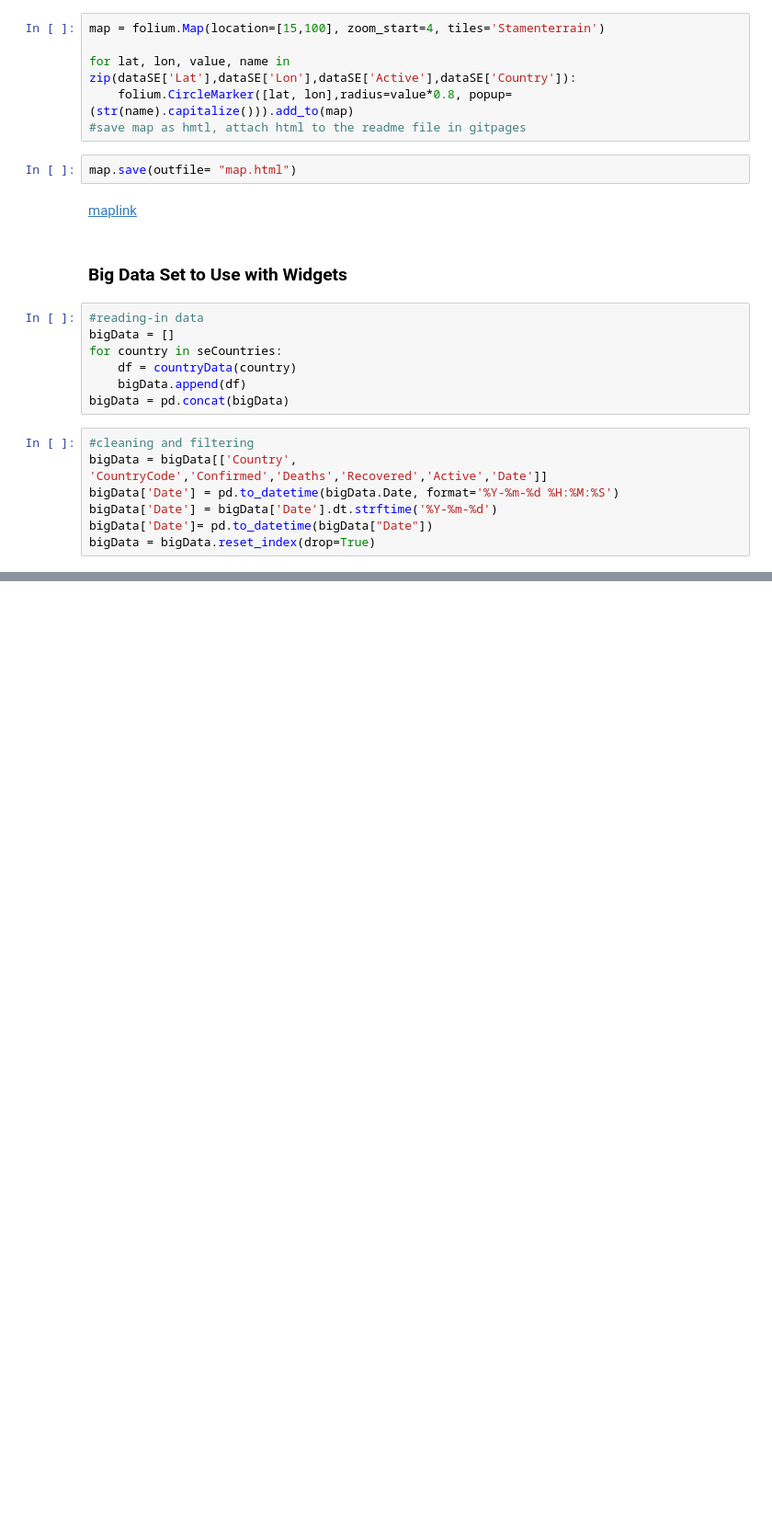
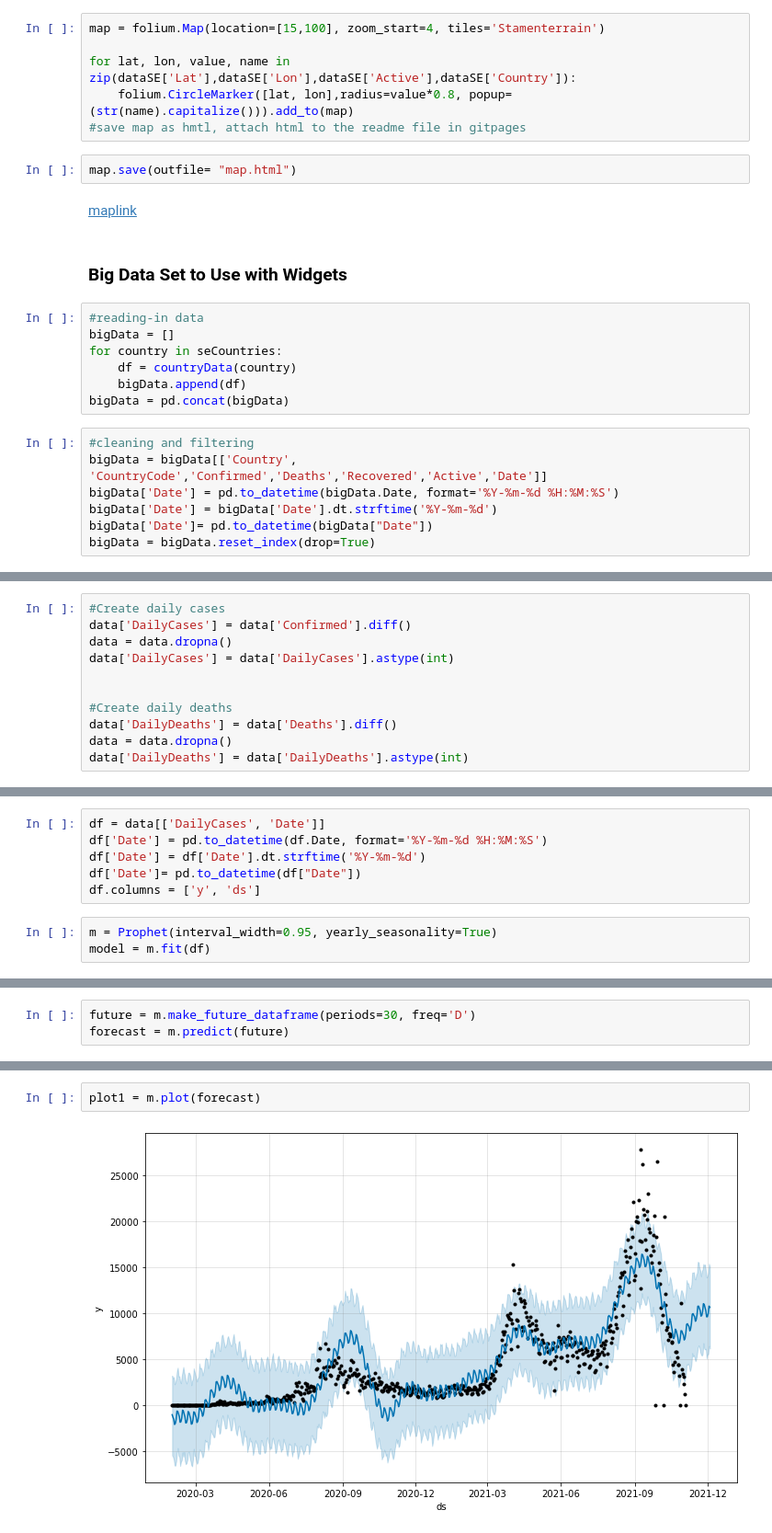
Before and after one commit to jerryendrina/535Practice, a Jupyter notebook: README.ipynb, the cells around one changed output, grey strips where cells are left out. Shown: that part at 92% size. Cells and saved outputs as stored; diff of their text form; blank space fills up the shorter version.

Commit message:
added forecasting

```diff
--- a/README.ipynb
+++ b/README.ipynb
@@ -252,0 +244,11 @@ fig.show()
+# %%
+#Create daily cases
+data['DailyCases'] = data['Confirmed'].diff()
+data = data.dropna()
+data['DailyCases'] = data['DailyCases'].astype(int)
+
+
+#Create daily deaths
+data['DailyDeaths'] = data['Deaths'].diff()
+data = data.dropna()
+data['DailyDeaths'] = data['DailyDeaths'].astype(int)
@@ -252,0 +288,9 @@ fig.show()
+# %%
+df = data[['DailyCases', 'Date']]
+df['Date'] = pd.to_datetime(df.Date, format='%Y-%m-%d %H:%M:%S')
+df['Date'] = df['Date'].dt.strftime('%Y-%m-%d')
+df['Date']= pd.to_datetime(df["Date"])
+df.columns = ['y', 'ds']
+# %%
+m = Prophet(interval_width=0.95, yearly_seasonality=True)
+model = m.fit(df)
@@ -252,0 +299,3 @@ fig.show()
+# %%
+future = m.make_future_dataframe(periods=30, freq='D')
+forecast = m.predict(future)
@@ -252,0 +312,4 @@ fig.show()
+# %%
+plot1 = m.plot(forecast)
+# %% [output]
+[figure, added]
```
Also changed, not shown: parts of 39 cells of this notebook, 1 other file.
